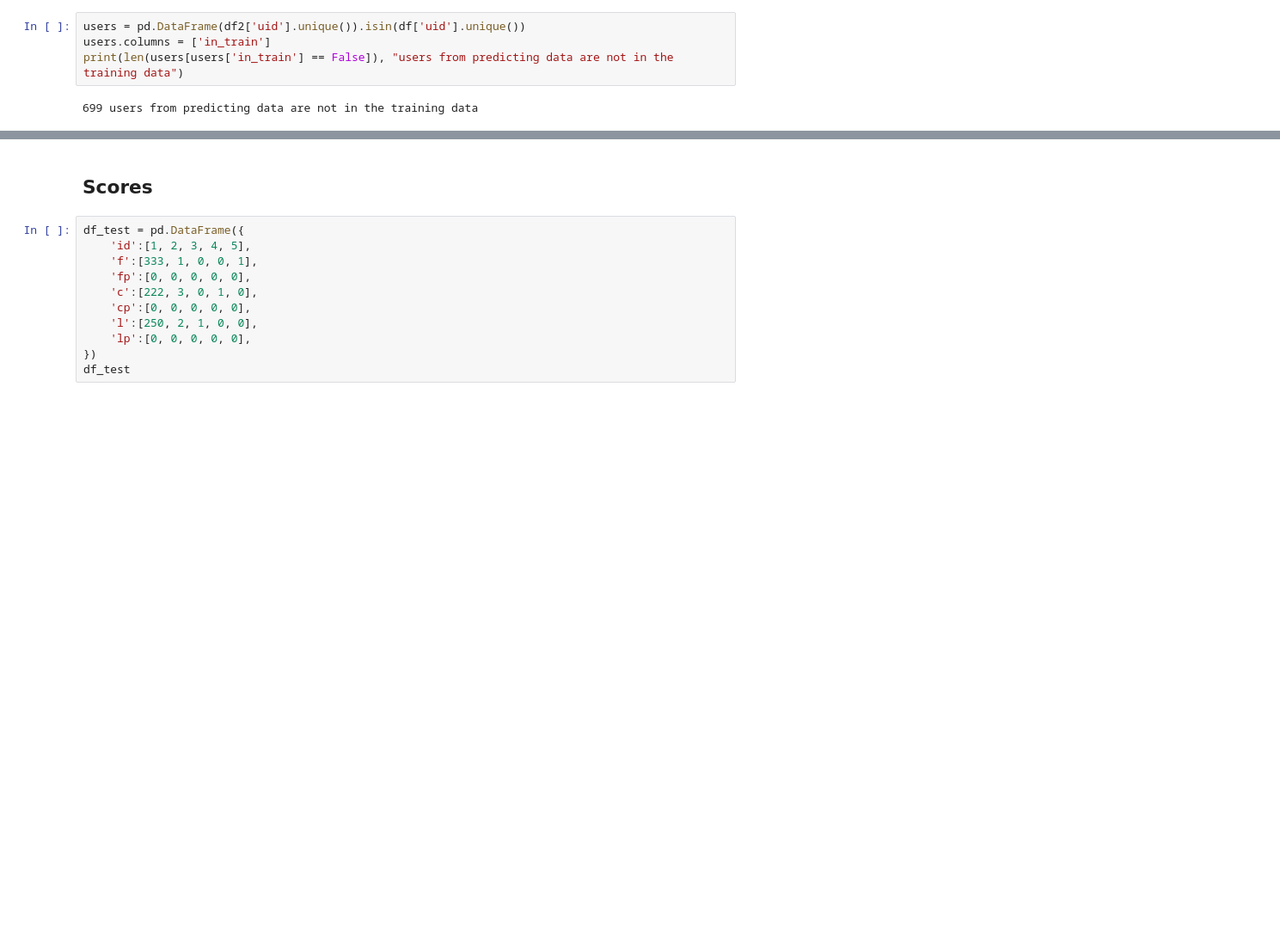
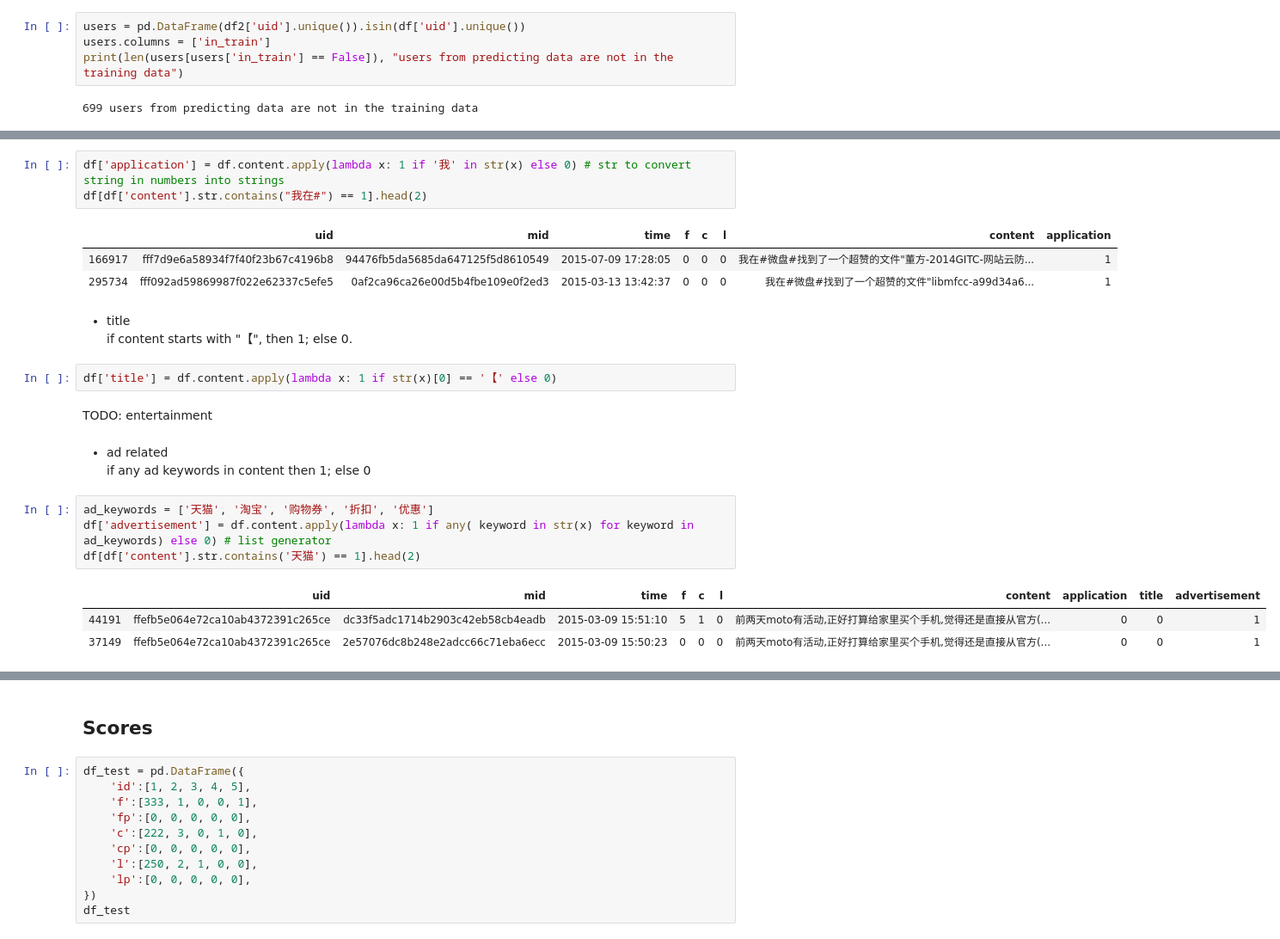
Before and after one commit to reycn/PHBS_BIGDATA_2019, a Jupyter notebook: Project/analyze.ipynb, the cells around one changed output, grey strips where cells are left out. Shown: that part at 86% size. Drawn from its saved outputs; the diff is of its cells as text; blank space fills up the shorter version.

```diff
--- a/Project/analyze.ipynb
+++ b/Project/analyze.ipynb
@@ -183,0 +183,25 @@ SyntaxError: invalid syntax (<ipython-input-17-71f11347ebfc>, line 1)
+# %%
+df['application'] = df.content.apply(lambda x: 1 if '我' in str(x) else 0) # str to convert string in numbers into strings
+df[df['content'].str.contains("我在#") == 1].head(2)
+# %% [output]
+|  | uid | mid | time | f | c | l | content | application |
+| 166917 | fff7d9e6a58934f7f40f23b67c4196b8 | 94476fb5da5685da647125f5d8610549 | 2015-07-09 17:28:05 | 0 | 0 | 0 | 我在#微盘#找到了一个超赞的文件"董方-2014GITC-网站云防... | 1 |
+| 295734 | fff092ad59869987f022e62337c5efe5 | 0af2ca96ca26e00d5b4fbe109e0f2ed3 | 2015-03-13 13:42:37 | 0 | 0 | 0 | 我在#微盘#找到了一个超赞的文件"libmfcc-a99d34a6... | 1 |
+# %% [markdown]
+-  title
+if content starts with "【", then 1; else 0.
+# %%
+df['title'] = df.content.apply(lambda x: 1 if str(x)[0] == '【' else 0)
+# %% [markdown]
+TODO: entertainment
+# %% [markdown]
+-  ad related
+if any ad keywords in content then 1; else 0
+# %%
+ad_keywords = ['天猫', '淘宝', '购物券', '折扣', '优惠']
+df['advertisement'] = df.content.apply(lambda x: 1 if any( keyword in str(x) for keyword in ad_keywords) else 0) # list generator
+df[df['content'].str.contains('天猫') == 1].head(2)
+# %% [output]
+|  | uid | mid | time | f | c | l | content | application | title | advertisement |
+| 44191 | ffefb5e064e72ca10ab4372391c265ce | dc33f5adc1714b2903c42eb58cb4eadb | 2015-03-09 15:51:10 | 5 | 1 | 0 | 前两天moto有活动,正好打算给家里买个手机,觉得还是直接从官方(... | 0 | 0 | 1 |
+| 37149 | ffefb5e064e72ca10ab4372391c265ce | 2e57076dc8b248e2adcc66c71eba6ecc | 2015-03-09 15:50:23 | 0 | 0 | 0 | 前两天moto有活动,正好打算给家里买个手机,觉得还是直接从官方(... | 0 | 0 | 1 |
```
Also changed, not shown: parts of 14 cells of this notebook.
